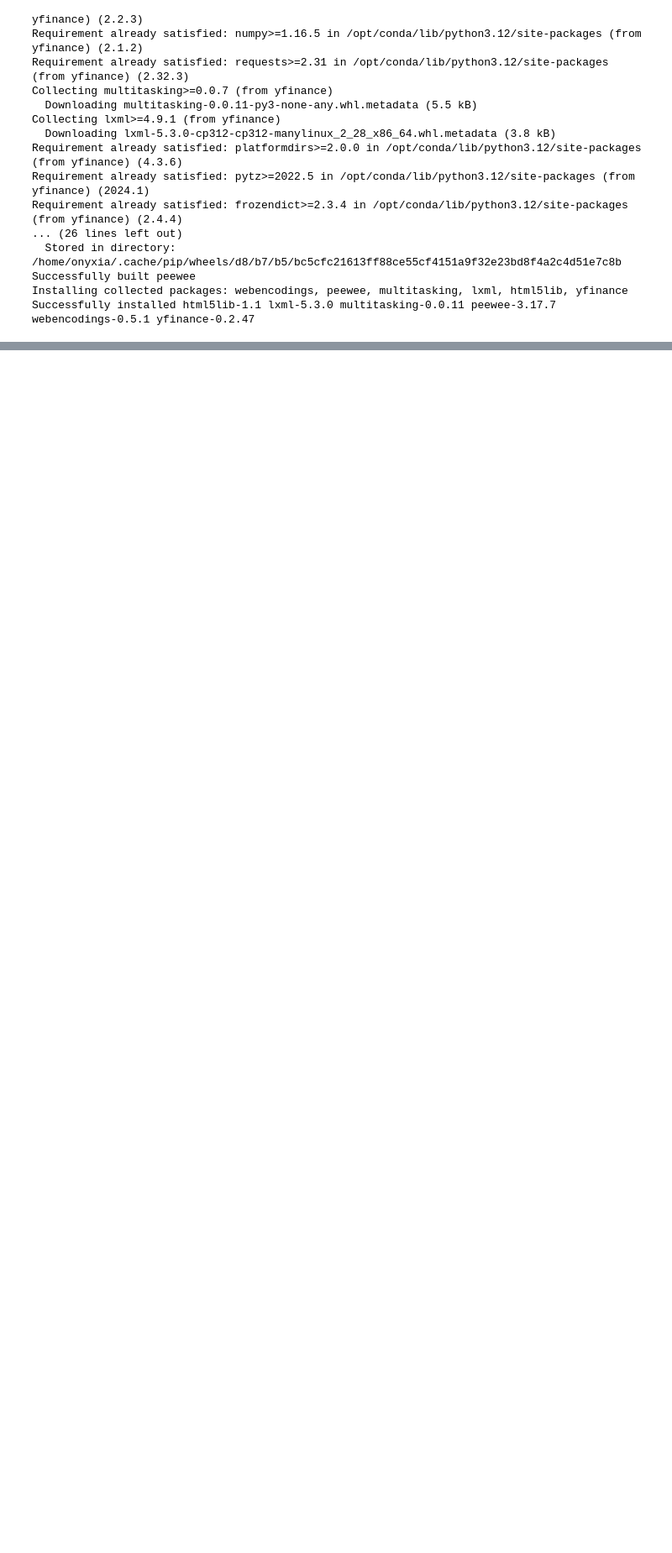
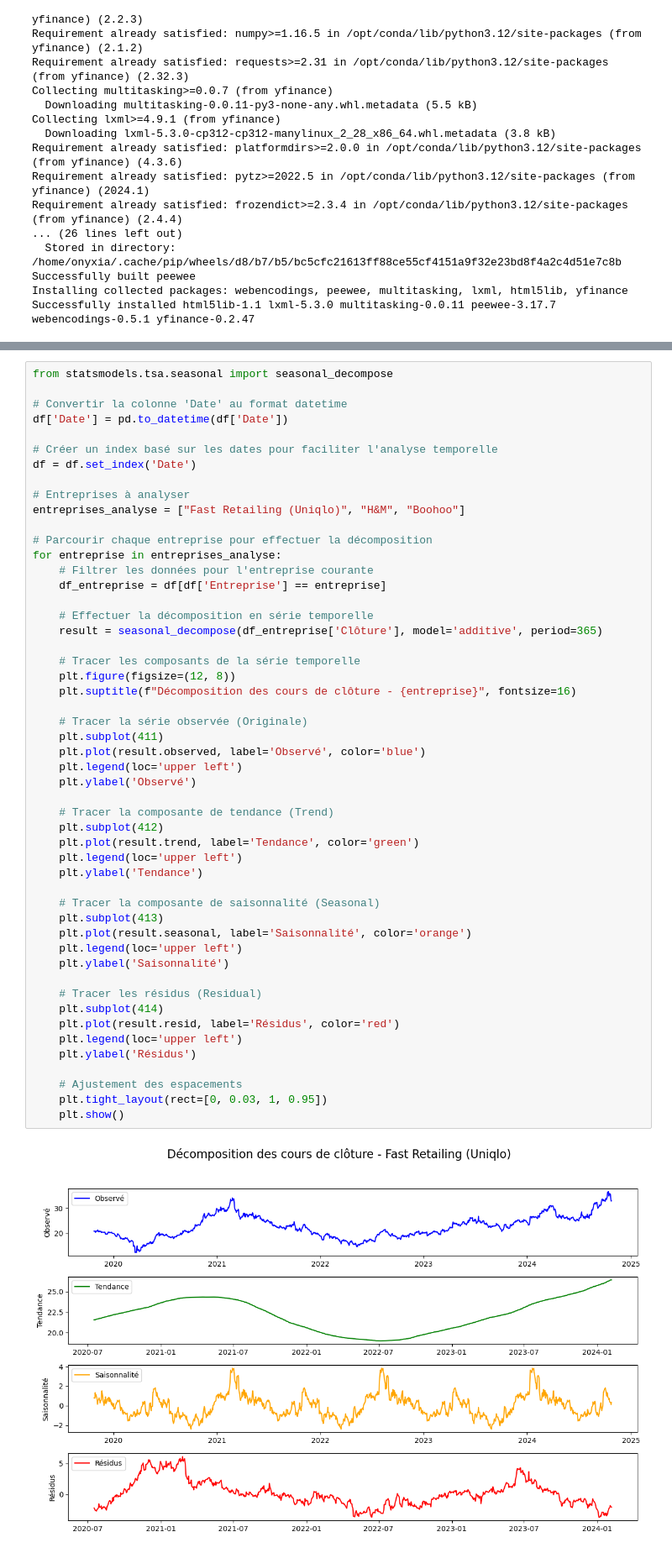
Before and after one commit to fadiblm/PythonENSAE, a Jupyter notebook: ONE/scrapping.ipynb, the cells around one changed output, grey strips where cells are left out. Shown at 84% size. Drawn from its saved outputs; the diff is of its cells as text; blank space fills up the shorter version.

```diff
--- a/ONE/scrapping.ipynb
+++ b/ONE/scrapping.ipynb
@@ -55,0 +145,53 @@ Date
+# %%
+from statsmodels.tsa.seasonal import seasonal_decompose
+
+# Convertir la colonne 'Date' au format datetime
+df['Date'] = pd.to_datetime(df['Date'])
+
+# Créer un index basé sur les dates pour faciliter l'analyse temporelle
+df = df.set_index('Date')
+
+# Entreprises à analyser
+entreprises_analyse = ["Fast Retailing (Uniqlo)", "H&M", "Boohoo"]
+
+# Parcourir chaque entreprise pour effectuer la décomposition
+for entreprise in entreprises_analyse:
+    # Filtrer les données pour l'entreprise courante
+    df_entreprise = df[df['Entreprise'] == entreprise]
+
+    # Effectuer la décomposition en série temporelle
+    result = seasonal_decompose(df_entreprise['Clôture'], model='additive', period=365)
+
+    # Tracer les composants de la série temporelle
+    plt.figure(figsize=(12, 8))
+    plt.suptitle(f"Décomposition des cours de clôture - {entreprise}", fontsize=16)
+
+    # Tracer la série observée (Originale)
+    plt.subplot(411)
+    plt.plot(result.observed, label='Observé', color='blue')
+    plt.legend(loc='upper left')
+    plt.ylabel('Observé')
+
+    # Tracer la composante de tendance (Trend)
+    plt.subplot(412)
+    plt.plot(result.trend, label='Tendance', color='green')
+    plt.legend(loc='upper left')
+    plt.ylabel('Tendance')
+
+    # Tracer la composante de saisonnalité (Seasonal)
+    plt.subplot(413)
+    plt.plot(result.seasonal, label='Saisonnalité', color='orange')
+    plt.legend(loc='upper left')
+    plt.ylabel('Saisonnalité')
+
+    # Tracer les résidus (Residual)
+    plt.subplot(414)
+    plt.plot(result.resid, label='Résidus', color='red')
+    plt.legend(loc='upper left')
+    plt.ylabel('Résidus')
+
+    # Ajustement des espacements
+    plt.tight_layout(rect=[0, 0.03, 1, 0.95])
+    plt.show()
+# %% [output]
+[figure, added]
```
Also changed, not shown: parts of 9 cells of this notebook.
